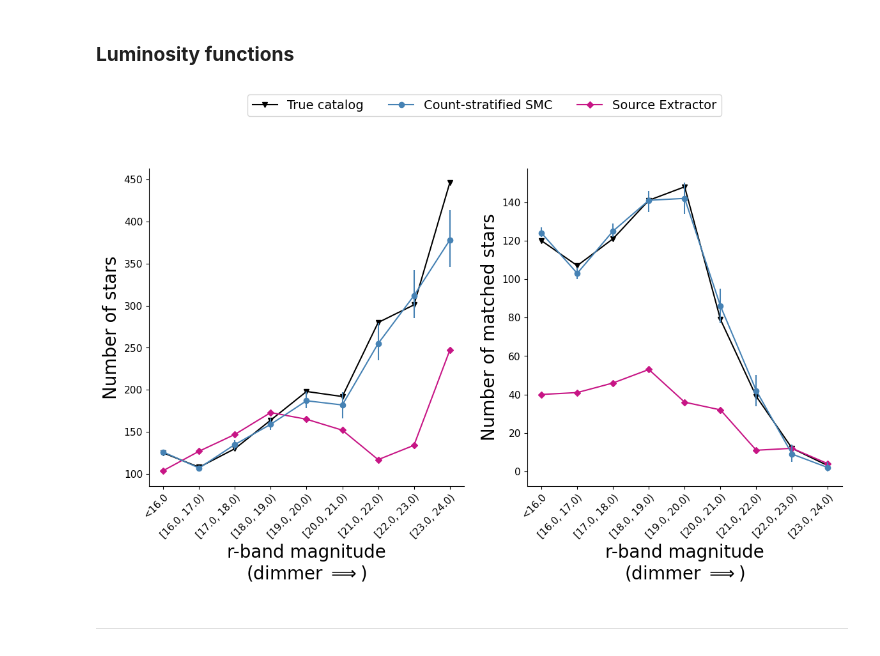
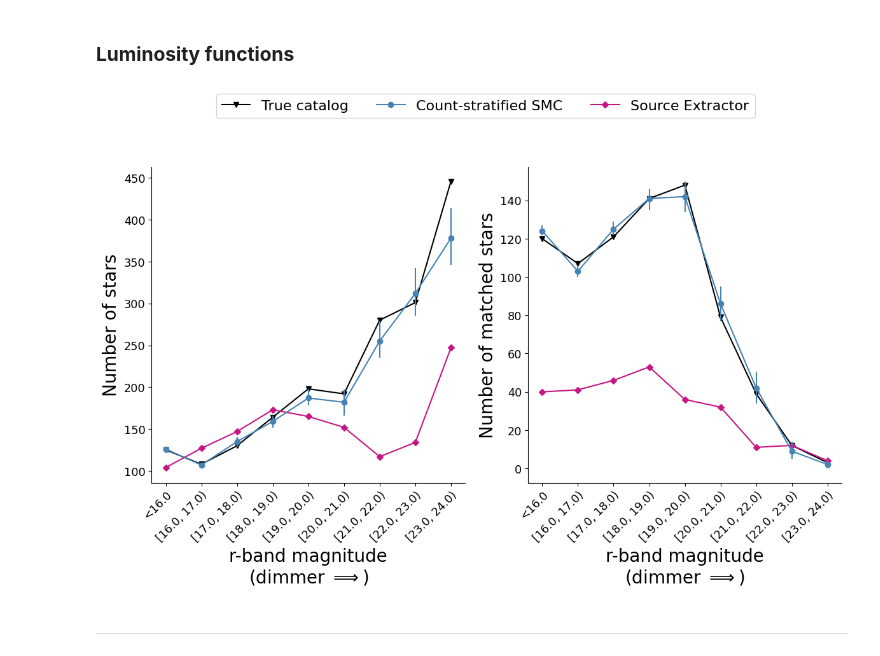
Before and after one commit to timwhite0/smcdet, a Jupyter notebook: experiments/manuscript/m71synthetic_manyimages/results/results.ipynb, the cells around one changed output. Drawn from its saved outputs; the diff is of its cells as text; code cells hidden in the pictures.

Commit message:
Update plot aesthetics

```diff
--- a/experiments/manuscript/m71synthetic_manyimages/results/results.ipynb
+++ b/experiments/manuscript/m71synthetic_manyimages/results/results.ipynb
@@ -749,7 +749,7 @@ _ = ax[2].fill_between(mag_bins, smc_f1_lower, smc_f1_upper, color = smc_color,
 _ = ax[2].set_ylabel('F1 score', fontsize = bigfont)
 
 for a in ax.flat:
-    _ = a.tick_params(axis = "both", labelsize = 0.8*smallfont)
+    _ = a.tick_params(axis = "both", labelsize = 0.8*mediumfont)
     _ = a.set_xticks(ticks = mag_bins,
                      labels = [f'<{mag_bins[0]}'] + [f'[{mag_bins[t].item()}, {mag_bins[t+1]})' for t in range(len(mag_bins)-1)],
                      rotation = 45, ha = 'right', rotation_mode = "anchor")
@@ -757,7 +757,7 @@ for a in ax.flat:
     _ = a.spines[['top', 'right']].set_visible(False)
 
 handles, labels = ax[0].get_legend_handles_labels()
-_ = fig.legend(handles, labels, loc = 'upper center', ncol = 2, bbox_to_anchor = (0.5, 1.075), fontsize = smallfont)
+_ = fig.legend(handles, labels, loc = 'upper center', ncol = 2, bbox_to_anchor = (0.5, 1.075), fontsize = mediumfont)
 
 _ = fig.tight_layout()
 
@@ -792,36 +792,36 @@ _ = ax[0].plot(clf_mag_bins, clf_smc_true_total.sum(0)[0], label = "True catalog
                marker = "v", ms = 1.05*ms, linestyle = ls, color = 'black', zorder = 0)
 _ = ax[0].plot(clf_mag_bins, clf_smc_est_total.sum(0).median(0).values, label = "Count-stratified SMC",
                marker = smc_marker, ms = ms, linestyle = ls, color = smc_color, zorder = 3)
 _ = ax[0].vlines(clf_mag_bins, ymin = clf_smc_est_total.sum(0).quantile(0.05, dim=0), ymax = clf_smc_est_total.sum(0).quantile(0.95, dim=0),
                  color = smc_color, zorder = 2)
 _ = ax[0].plot(clf_mag_bins, clf_sep_est_total.sum(0).permute(1, 0), label = "Source Extractor",
                marker = sep_marker, ms = 0.9*ms, color = sep_color, linestyle = ls, zorder = 1)
 _ = ax[0].set_ylabel('Number of stars', fontsize = bigfont)
 
 _ = ax[1].plot(clf_mag_bins, clf_smc_true_matches.sum(0)[0], label = "True catalog",
                marker = "v", ms = 1.05*ms, linestyle = ls, color = 'black', zorder = 0)
 _ = ax[1].plot(clf_mag_bins, clf_smc_est_matches.sum(0).median(0).values, label = "Count-stratified SMC",
                marker = smc_marker, ms = ms, linestyle = ls, color = smc_color, zorder = 3)
 _ = ax[1].vlines(clf_mag_bins, ymin = clf_smc_est_matches.sum(0).quantile(0.05, dim=0), ymax = clf_smc_est_matches.sum(0).quantile(0.95, dim=0),
                  color = smc_color, zorder = 2)
 _ = ax[1].plot(clf_mag_bins, clf_sep_est_matches.sum(0).permute(1, 0), label = "Source Extractor",
                marker = sep_marker, ms = 0.9*ms, color = sep_color, linestyle = ls, zorder = 1)
 _ = ax[1].set_ylabel('Number of matched stars', fontsize = bigfont)
 
 for a in ax.flat:
-    _ = a.tick_params(axis = "both", labelsize = 0.8*smallfont)
+    _ = a.tick_params(axis = "both", labelsize = 0.8*mediumfont)
     _ = a.set_xticks(ticks = clf_mag_bins,
                      labels = [f'<{clf_mag_bins[0]}'] + [f'[{clf_mag_bins[t].item()}, {clf_mag_bins[t+1]})' for t in range(len(clf_mag_bins)-1)],
                      rotation = 45, ha = 'right', rotation_mode = "anchor")
     _ = a.set_xlabel('r-band magnitude\n(dimmer $\Longrightarrow$)', fontsize = bigfont)
     _ = a.spines[['top', 'right']].set_visible(False)
 
 handles, labels = ax[0].get_legend_handles_labels()
-_ = fig.legend(handles, labels, loc = 'upper center', ncol = 3, bbox_to_anchor = (0.5, 1.075), fontsize = smallfont)
+_ = fig.legend(handles, labels, loc = 'upper center', ncol = 3, bbox_to_anchor = (0.5, 1.075), fontsize = mediumfont)
 
 fig.savefig('figures/m71synth_clf.png', dpi = 250, transparent = True, bbox_inches = 'tight', pad_inches = 0)
 # %% [output]
-[figure, old version]
+[figure, new version]
 # %% [markdown]
 ---
 # %% [markdown]
```
Also changed, not shown: parts of 2 cells of this notebook, 1 other file.
